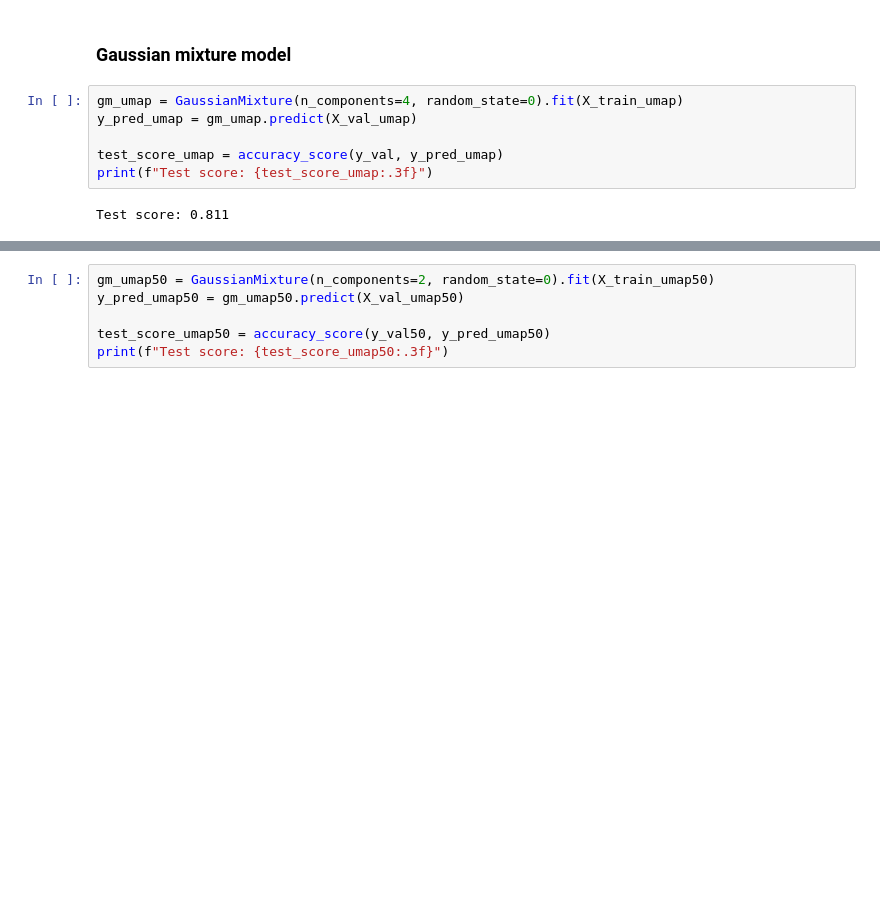
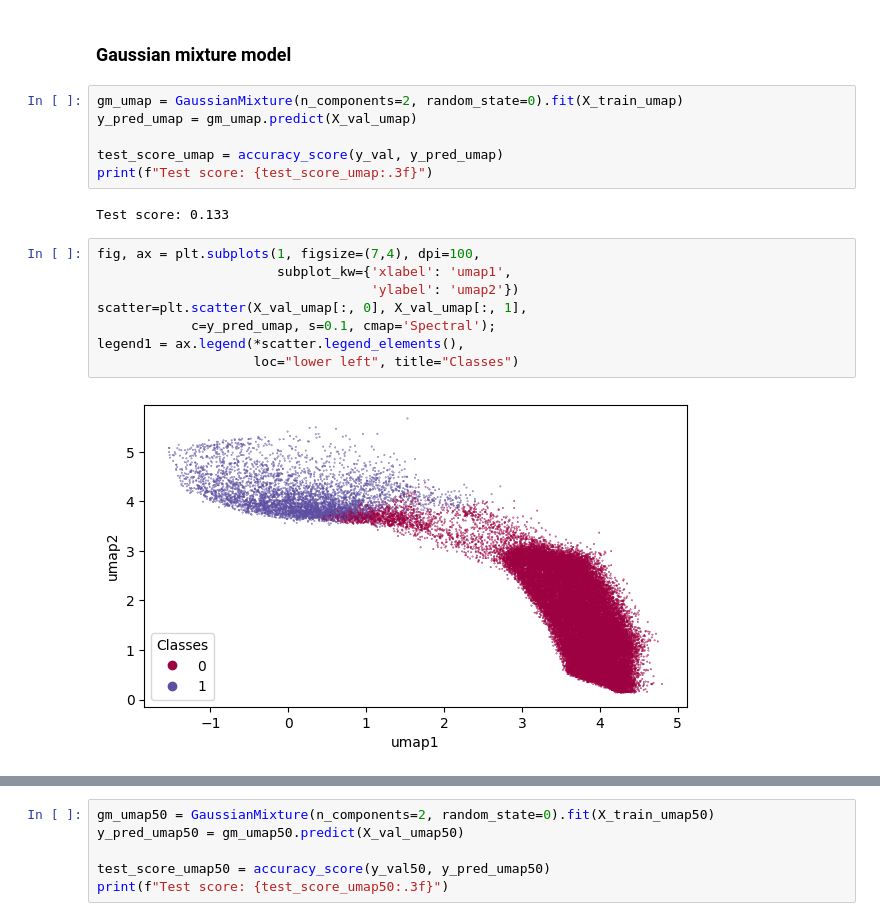
Before and after one commit to nohg/AML-small-project, a Jupyter notebook: Clustering.ipynb, the cells around one changed output, grey strips where cells are left out. Cells and saved outputs as stored; diff of their text form; blank space fills up the shorter version.

```diff
--- a/Clustering.ipynb
+++ b/Clustering.ipynb
@@ -271,10 +265,20 @@ plt.scatter(X_val_umap50[:, 0], X_val_umap50[:, 1],
 # %% [markdown]
 ### Gaussian mixture model
 # %%
-gm_umap = GaussianMixture(n_components=4, random_state=0).fit(X_train_umap)
+gm_umap = GaussianMixture(n_components=2, random_state=0).fit(X_train_umap)
 y_pred_umap = gm_umap.predict(X_val_umap)
 
 test_score_umap = accuracy_score(y_val, y_pred_umap)
 print(f"Test score: {test_score_umap:.3f}")
 # %% [output]
-Test score: 0.811
+Test score: 0.133
+# %%
+fig, ax = plt.subplots(1, figsize=(7,4), dpi=100,
+                       subplot_kw={'xlabel': 'umap1',
+                                   'ylabel': 'umap2'})
+scatter=plt.scatter(X_val_umap[:, 0], X_val_umap[:, 1],
+            c=y_pred_umap, s=0.1, cmap='Spectral');
+legend1 = ax.legend(*scatter.legend_elements(),
+                    loc="lower left", title="Classes")
+# %% [output]
+[figure, added]
```
Also changed, not shown: parts of 15 cells of this notebook.
